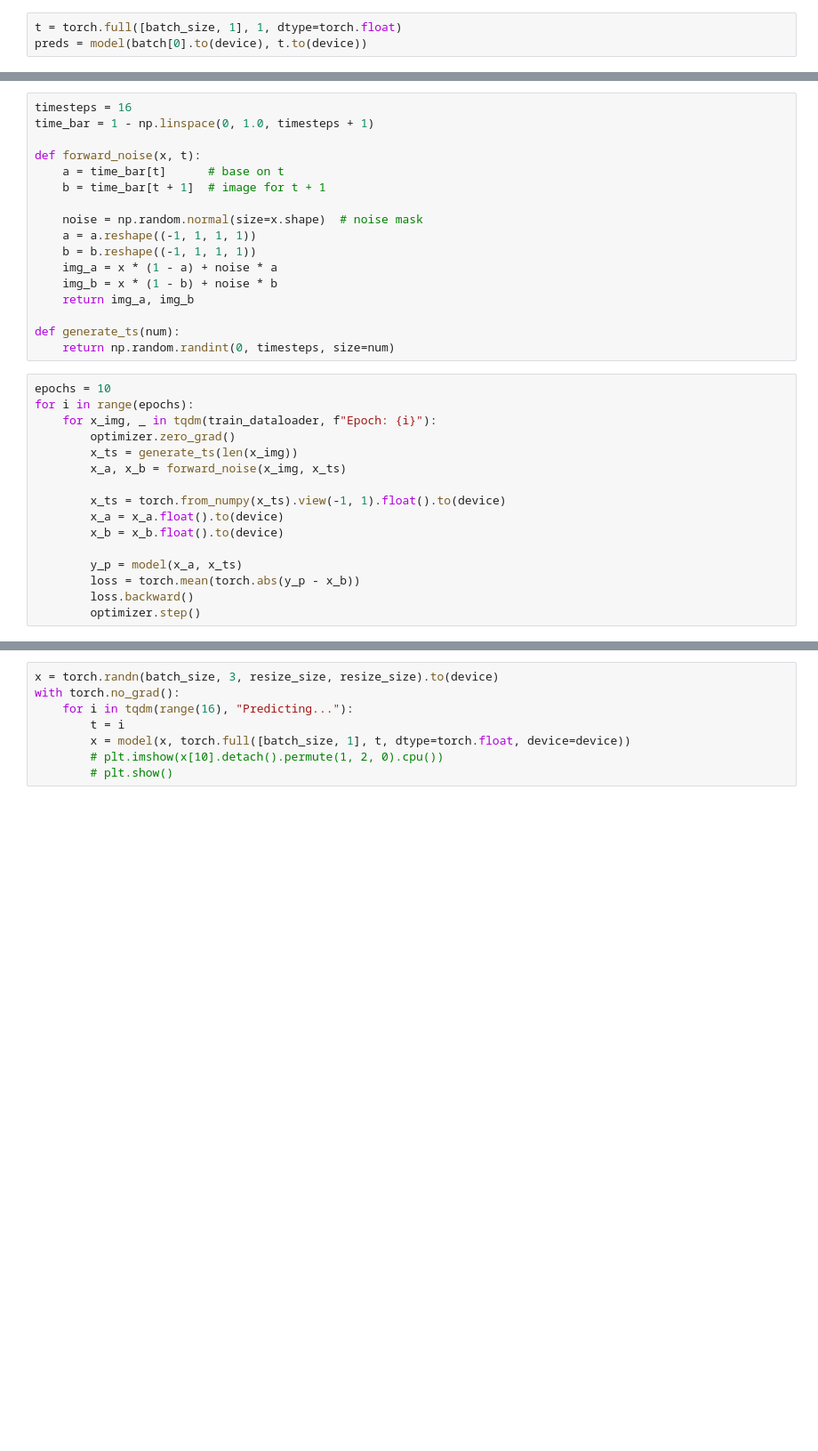
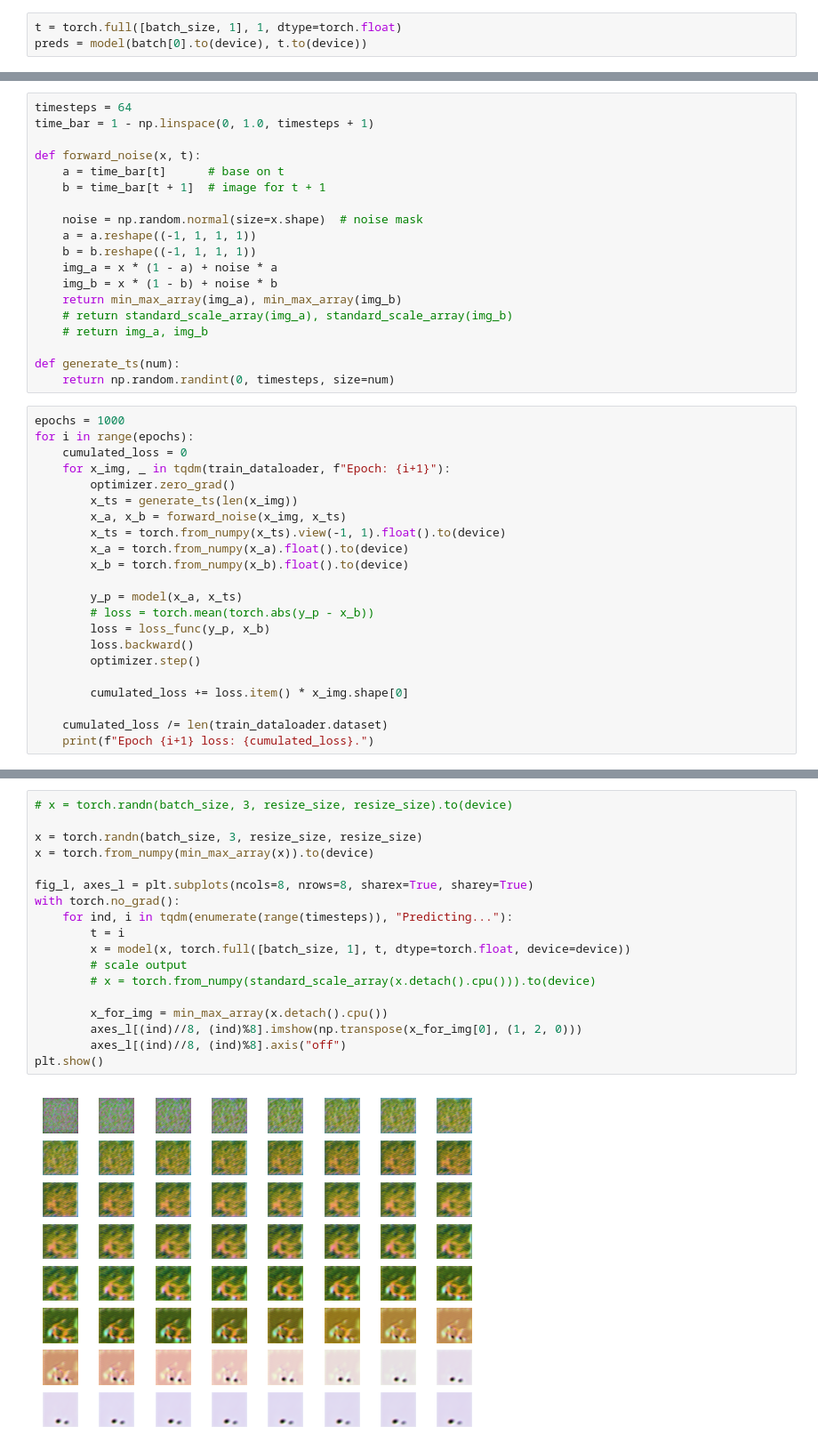
Before and after one commit to izabelatelejko/2024L-Deep-Learning-P3-Diffusion, a Jupyter notebook: unet_model.ipynb, the cells around one changed output, grey strips where cells are left out. Shown: that part at 89% size. Saved outputs shown, nothing was run; the diff lists cells and outputs as text; blank space fills up the shorter version.

```diff
--- a/unet_model.ipynb
+++ b/unet_model.ipynb
@@ -144,5 +158,5 @@ preds = model(batch[0].to(device), t.to(device))
 # %%
-timesteps = 16
+timesteps = 64
 time_bar = 1 - np.linspace(0, 1.0, timesteps + 1)
 
 def forward_noise(x, t):
@@ -154,23 +168,31 @@ def forward_noise(x, t):
     b = b.reshape((-1, 1, 1, 1))
     img_a = x * (1 - a) + noise * a
     img_b = x * (1 - b) + noise * b
-    return img_a, img_b
+    return min_max_array(img_a), min_max_array(img_b)
+    # return standard_scale_array(img_a), standard_scale_array(img_b)
+    # return img_a, img_b
 
 def generate_ts(num):
     return np.random.randint(0, timesteps, size=num)
 # %%
-epochs = 10
+epochs = 1000
 for i in range(epochs):
-    for x_img, _ in tqdm(train_dataloader, f"Epoch: {i}"):
+    cumulated_loss = 0
+    for x_img, _ in tqdm(train_dataloader, f"Epoch: {i+1}"):
         optimizer.zero_grad()
         x_ts = generate_ts(len(x_img))
         x_a, x_b = forward_noise(x_img, x_ts)
-
         x_ts = torch.from_numpy(x_ts).view(-1, 1).float().to(device)
-        x_a = x_a.float().to(device)
-        x_b = x_b.float().to(device)
+        x_a = torch.from_numpy(x_a).float().to(device)
+        x_b = torch.from_numpy(x_b).float().to(device)
 
         y_p = model(x_a, x_ts)
-        loss = torch.mean(torch.abs(y_p - x_b))
+        # loss = torch.mean(torch.abs(y_p - x_b))
+        loss = loss_func(y_p, x_b)
         loss.backward()
         optimizer.step()
+
+        cumulated_loss += loss.item() * x_img.shape[0]
+
+    cumulated_loss /= len(train_dataloader.dataset)
+    print(f"Epoch {i+1} loss: {cumulated_loss}.")
@@ -177,8 +205,20 @@ for i in range(epochs):
 # %%
-x = torch.randn(batch_size, 3, resize_size, resize_size).to(device)
+# x = torch.randn(batch_size, 3, resize_size, resize_size).to(device)
+
+x = torch.randn(batch_size, 3, resize_size, resize_size)
+x = torch.from_numpy(min_max_array(x)).to(device)
+
+fig_l, axes_l = plt.subplots(ncols=8, nrows=8, sharex=True, sharey=True)
 with torch.no_grad():
-    for i in tqdm(range(16), "Predicting..."):
+    for ind, i in tqdm(enumerate(range(timesteps)), "Predicting..."):
         t = i
         x = model(x, torch.full([batch_size, 1], t, dtype=torch.float, device=device))
-        # plt.imshow(x[10].detach().permute(1, 2, 0).cpu())
-        # plt.show()
+        # scale output
+        # x = torch.from_numpy(standard_scale_array(x.detach().cpu())).to(device)
+
+        x_for_img = min_max_array(x.detach().cpu())
+        axes_l[(ind)//8, (ind)%8].imshow(np.transpose(x_for_img[0], (1, 2, 0)))
+        axes_l[(ind)//8, (ind)%8].axis("off")
+plt.show()
+# %% [output]
+[figure, added]
```
Also changed, not shown: parts of 9 cells of this notebook.
